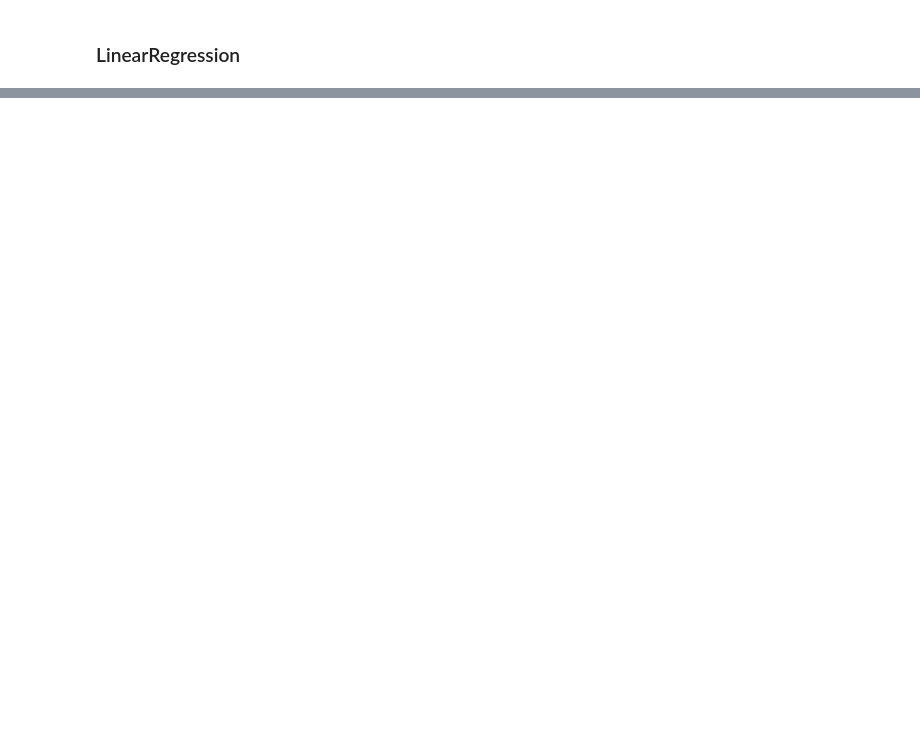
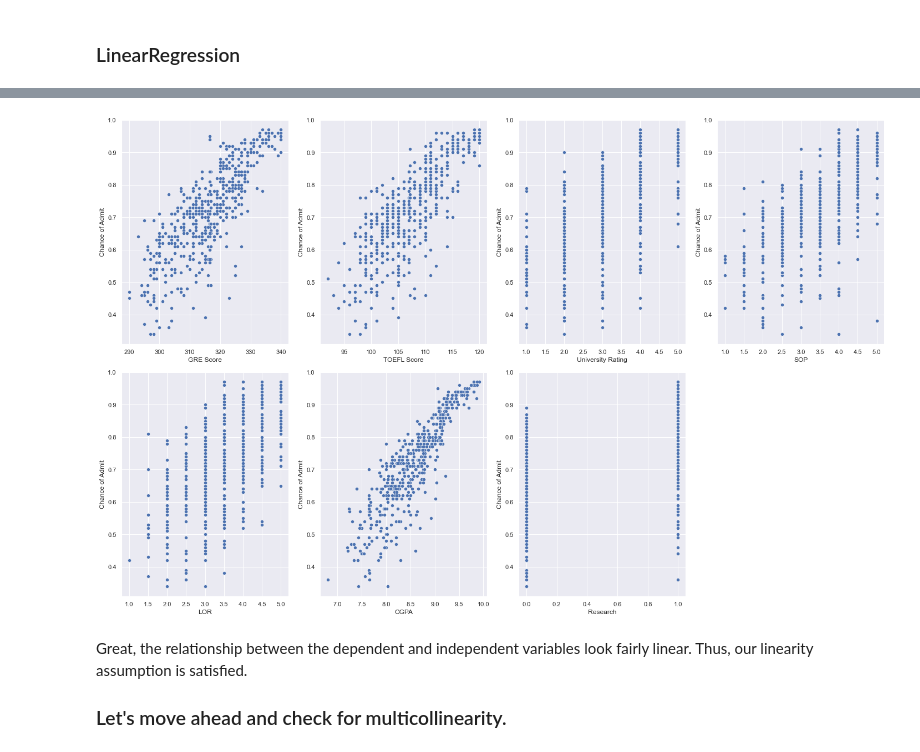
Before and after one commit to KrishnaDesai16/ML-DL, a Jupyter notebook: Machine Learning/LinearRegression/LinearRegression.ipynb, the cells around one changed output, grey strips where cells are left out. Cells and saved outputs as stored; diff of their text form; code cells hidden in the pictures; blank space fills up the shorter version.

```diff
--- a/Machine Learning/LinearRegression/LinearRegression.ipynb
+++ b/Machine Learning/LinearRegression/LinearRegression.ipynb
@@ -65,0 +539,22 @@ x=
+# %%
+y=data['Chance of Admit']
+X=data.drop('Chance of Admit',axis=1)
+# %%
+plt.figure(figsize=(20,25), facecolor='white')
+x = 1
+
+for col in X:
+    if plotnumber<=16 :
+        ax = plt.subplot(4,4,x)
+        sb.scatterplot(X[col],y)
+        plt.xlabel(col)
+        #plt.ylabel('Salary',fontsize=20)
+    x+=1
+plt.tight_layout()
+# %% [output]
+[figure, added]
+# %% [markdown]
+Great, the relationship between the dependent and independent variables look fairly linear.
+Thus, our linearity assumption is satisfied.
+
+### Let's move ahead and check for multicollinearity.
```
Also changed, not shown: parts of 97 cells of this notebook, 3 other files.
